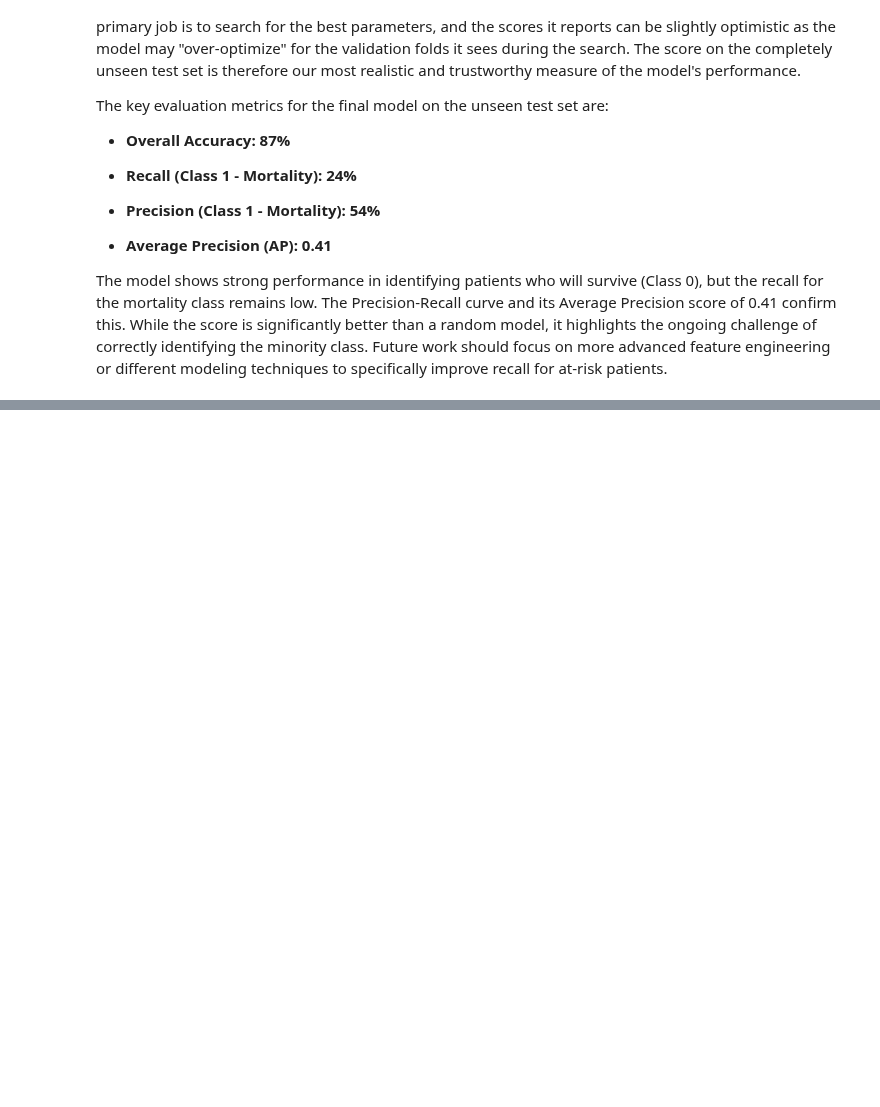
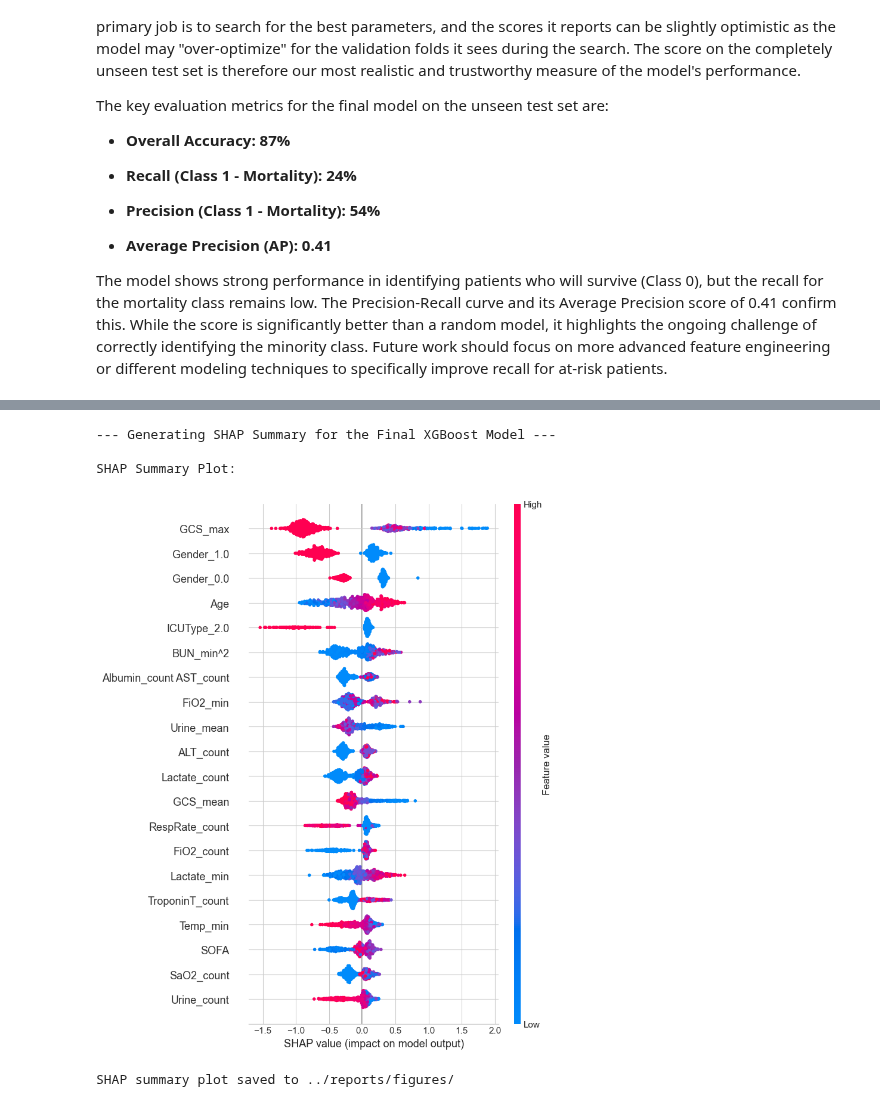
Before and after one commit to suvoganguli/AAI590_CapstoneProject, a Jupyter notebook: notebooks/04c_XGBoost_Model_Optimization_And_Evaluation.ipynb, the cells around one changed output, grey strips where cells are left out. Drawn from its saved outputs; the diff is of its cells as text; code cells hidden in the pictures; blank space fills up the shorter version.

Commit message:
added SHAP analysis

```diff
--- a/notebooks/04c_XGBoost_Model_Optimization_And_Evaluation.ipynb
+++ b/notebooks/04c_XGBoost_Model_Optimization_And_Evaluation.ipynb
@@ -454,0 +467,34 @@ The model shows strong performance in identifying patients who will survive (Cla
+# %%
+import shap
+import os
+
+print("--- Generating SHAP Summary for the Final XGBoost Model ---")
+
+# Define the output directory for figures if it's not already defined
+output_dir = "../reports/figures/"
+os.makedirs(output_dir, exist_ok=True)
+
+# Create the SHAP explainer using the trained model
+# We access the actual XGBoost model inside the pipeline using .named_steps['xgb']
+explainer = shap.TreeExplainer(final_model.named_steps['xgb'])
+
+# Calculate SHAP values for the unseen test set
+# This shows us how the model made its predictions on the data it was evaluated on.
+shap_values = explainer.shap_values(X_test_final)
+
+# --- Create and Save the SHAP Summary Plot ---
+print("\nSHAP Summary Plot:")
+
+# To save the plot, we need to handle it with matplotlib directly
+plt.figure()
+shap.summary_plot(shap_values, X_test_final, show=False)
+plt.savefig(os.path.join(output_dir, f'{model_name}_shap_summary.png'), bbox_inches='tight')
+plt.show()
+
+print(f"\nSHAP summary plot saved to {output_dir}")
+# %% [output]
+--- Generating SHAP Summary for the Final XGBoost Model ---
+
+SHAP Summary Plot:
+[figure, added]
+SHAP summary plot saved to ../reports/figures/
```
Also changed, not shown: parts of 4 cells of this notebook, 5 other files.
